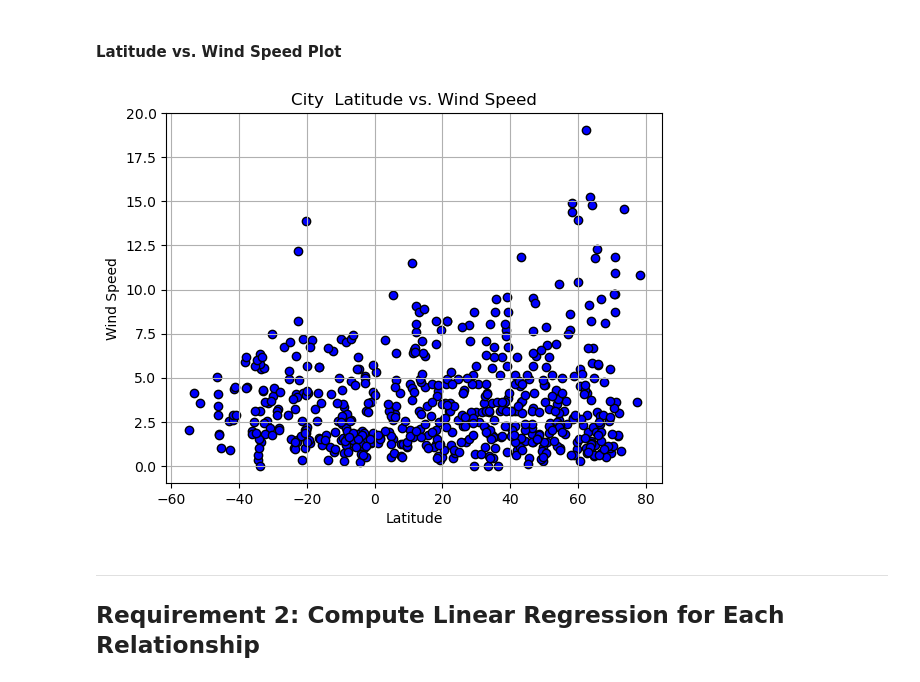
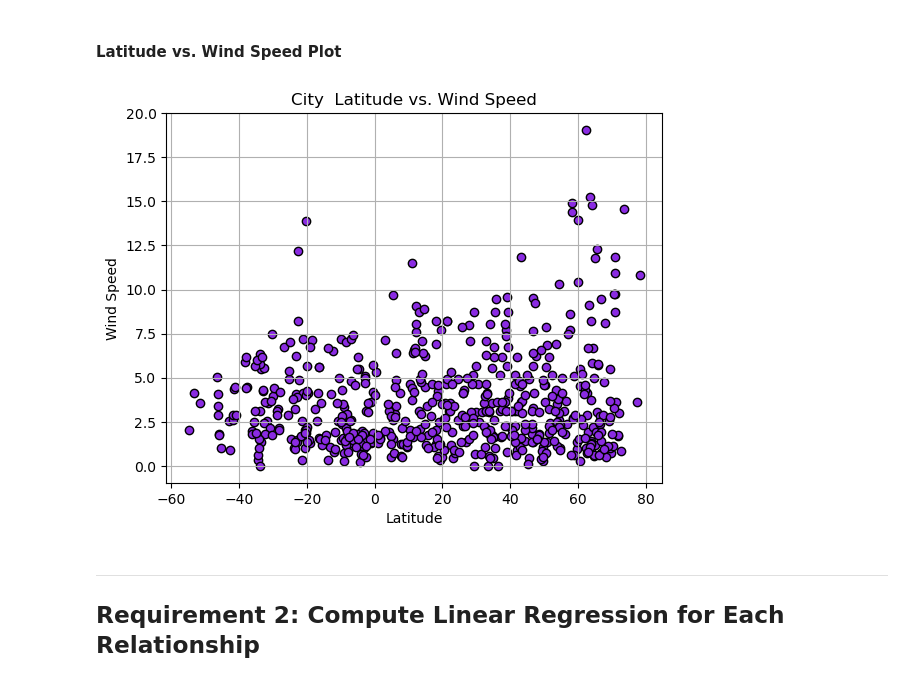
Before and after one commit to samipete/WeatherPy-VacationPy, a Jupyter notebook: Weather_VacationPy/WeatherPy.ipynb, the cells around one changed output. Drawn from its saved outputs; the diff is of its cells as text; code cells hidden in the pictures.

```diff
--- a/Weather_VacationPy/WeatherPy.ipynb
+++ b/Weather_VacationPy/WeatherPy.ipynb
@@ -261,23 +261,23 @@ plt.show()
 # %%
 # Build the scatter plots for latitude vs. wind speed
 x_values = city_data_df['Lat']
 y_values = city_data_df['Wind Speed']
-plt.scatter(x_values,y_values, color='blue', edgecolor='black')
+plt.scatter(x_values,y_values, color='blueviolet', edgecolor='black')
 plt.xlabel('Latitude')
 plt.ylabel('Wind Speed')
 plt.title('City  Latitude vs. Wind Speed')
 
 
 # Incorporate the other graph properties
 plt.grid()
 
 # Save the figure
 plt.savefig("../output_data/Fig4.png")
 
 # Show plot
 plt.show()
 # %% [output]
-[figure, old version]
+[figure, new version]
 # %% [markdown]
 ---
 
```
Also changed, not shown: parts of 5 cells of this notebook, 2 other files.
